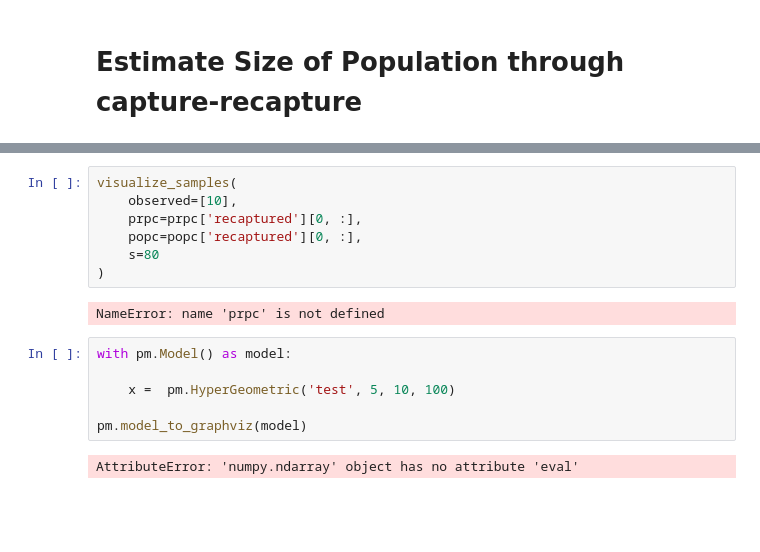
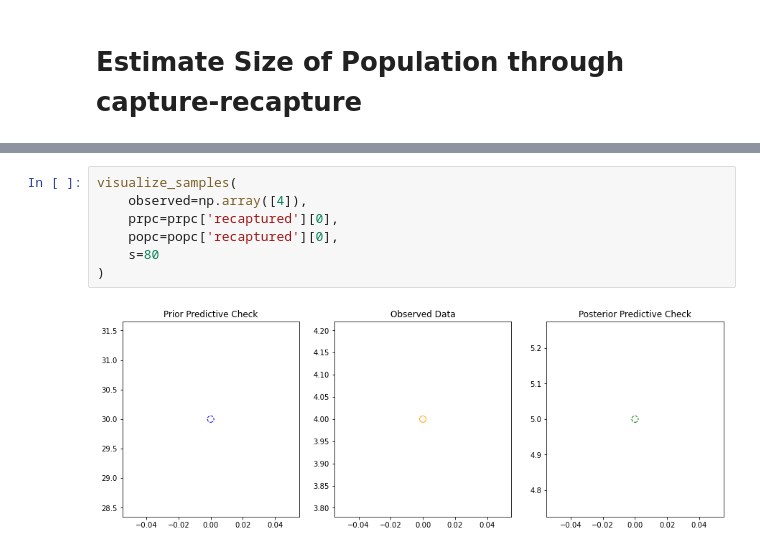
Before and after one commit to vb690/learning_bayes, a Jupyter notebook: books/bayesian_cognitive_modelling/chapter_5.ipynb, the cells around one changed output, grey strips where cells are left out. Saved outputs shown, nothing was run; the diff lists cells and outputs as text; blank space fills up the shorter version.

```diff
--- a/books/bayesian_cognitive_modelling/chapter_5.ipynb
+++ b/books/bayesian_cognitive_modelling/chapter_5.ipynb
@@ -261,17 +311,9 @@ AttributeError: 'numpy.ndarray' object has no attribute 'eval'
 # %%
 visualize_samples(
-    observed=[10],
-    prpc=prpc['recaptured'][0, :],
-    popc=popc['recaptured'][0, :],
+    observed=np.array([4]),
+    prpc=prpc['recaptured'][0],
+    popc=popc['recaptured'][0],
     s=80
 )
 # %% [output]
-NameError: name 'prpc' is not defined
+[figure, added]
-# %%
-with pm.Model() as model:
-
-    x =  pm.HyperGeometric('test', 5, 10, 100)
-
-pm.model_to_graphviz(model)
-# %% [output]
-AttributeError: 'numpy.ndarray' object has no attribute 'eval'
```
Also changed, not shown: parts of 12 cells of this notebook, 3 other files.
